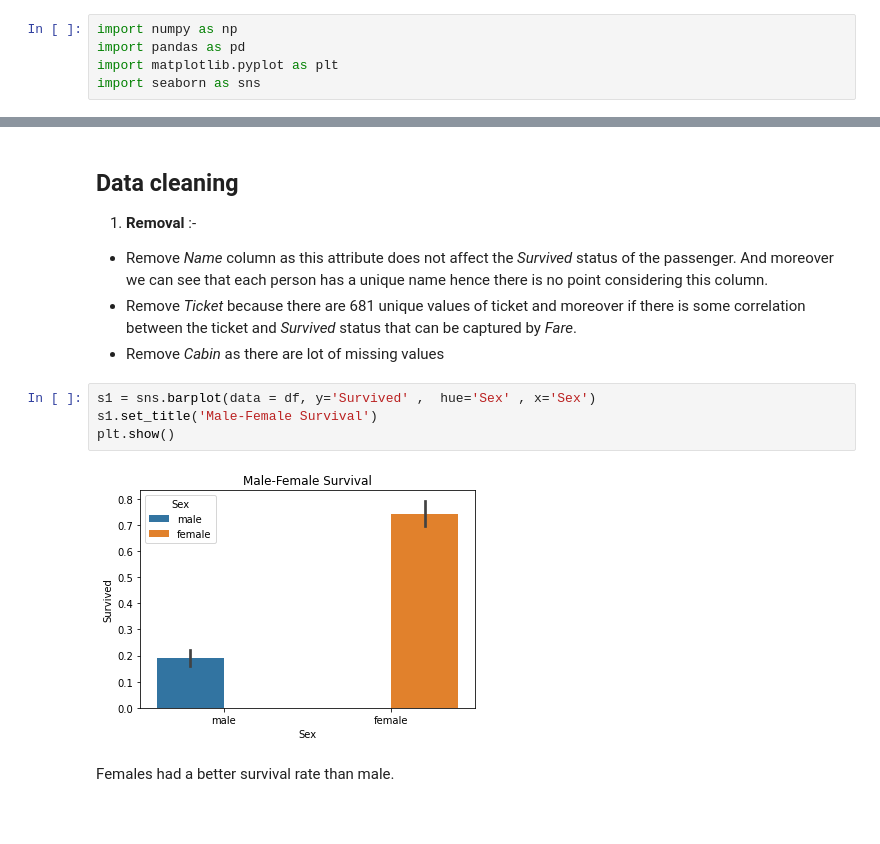
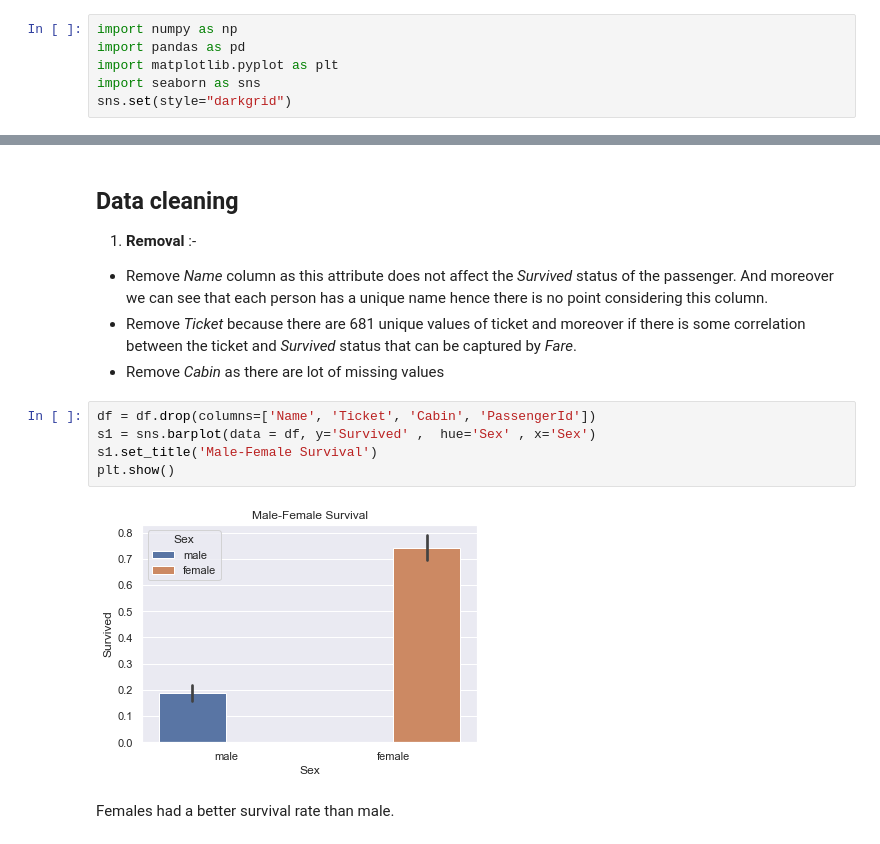
Before and after one commit to kanishk779/SMAI-2, a Jupyter notebook: question3.ipynb, the cells around one changed output, grey strips where cells are left out. Saved outputs shown, nothing was run; the diff lists cells and outputs as text; blank space fills up the shorter version.

```diff
--- a/question3.ipynb
+++ b/question3.ipynb
@@ -27,6 +27,7 @@ import numpy as np
 import pandas as pd
 import matplotlib.pyplot as plt
 import seaborn as sns
+sns.set(style="darkgrid")
 # %%
 df = pd.read_csv('titanic.csv')
 # %%
@@ -79,11 +80,12 @@ df.describe(include='all')
 - Remove *Ticket* because there are 681 unique values of ticket and moreover if there is some correlation between the ticket and *Survived* status that can be captured by *Fare*.
 - Remove *Cabin* as there are lot of missing values
 # %%
+df = df.drop(columns=['Name', 'Ticket', 'Cabin', 'PassengerId'])
 s1 = sns.barplot(data = df, y='Survived' ,  hue='Sex' , x='Sex')
 s1.set_title('Male-Female Survival')
 plt.show()
 # %% [output]
-[figure, old version]
+[figure, new version]
 # %% [markdown]
 Females had a better survival rate than male.
 # %%
```
Also changed, not shown: parts of 10 cells of this notebook, 1 other file.
